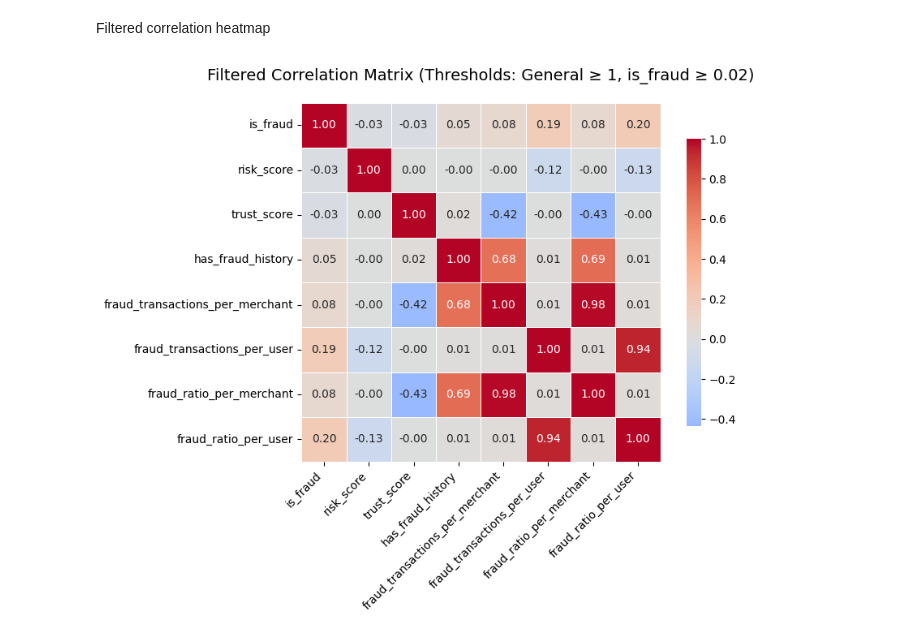
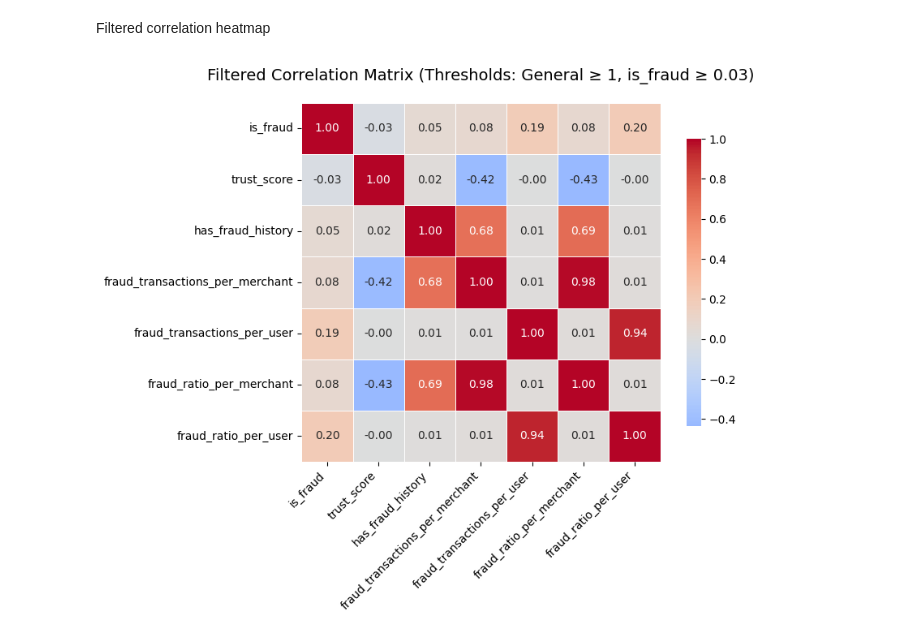
Before and after one commit to b-szczesniak/hackathon-entry, a Jupyter notebook: src/notebooks/eda.ipynb, the cells around one changed output. Cells and saved outputs as stored; diff of their text form; code cells hidden in the pictures.

```diff
--- a/src/notebooks/eda.ipynb
+++ b/src/notebooks/eda.ipynb
@@ -72,6 +73,23 @@ full_data['is_first_ever_transaction'] = (
 # Other ratios
 full_data['expense_income_ratio'] = full_data['sum_of_monthly_expenses'] / (full_data['sum_of_monthly_installments'] + 1e-5)
 full_data['txn_to_expense_ratio'] = full_data['amount'] / (full_data['sum_of_monthly_expenses'] + 1e-5)
+
+# Get transaction country counts per user
+user_country_counts = full_data.groupby('user_id')['transaction_country'].nunique()
+
+# Map back to original dataframe
+full_data['unique_countries_count'] = full_data['user_id'].map(user_country_counts)
+
+# Check if transaction is in user's most frequent country
+user_most_common_country = full_data.groupby('user_id')['transaction_country'].agg(lambda x: x.value_counts().index[0])
+full_data['is_common_country'] = (full_data['transaction_country'] == full_data['user_id'].map(user_most_common_country)).astype(int)
+
+# Create feature for transactions in countries user has never transacted before
+user_countries = full_data.groupby('user_id')['transaction_country'].apply(set)
+full_data['is_new_country'] = full_data.apply(
+    lambda row: 1 if row['transaction_country'] not in user_countries.loc[row['user_id']] - {row['transaction_country']} else 0,
+    axis=1
+)
 # %% [markdown]
 One hot encoding
 # %%
@@ -99,6 +137,6 @@ for col in ['channel', 'device', 'payment_method', 'education']:
 # %% [markdown]
 Filtered correlation heatmap
 # %%
-plot_correlation_matrix(full_data, 'is_fraud')
+plot_correlation_matrix(full_data, 'is_fraud', 0.03)
 # %% [output]
-[figure, old version]
+[figure, new version]
```
Also changed, not shown: parts of 9 cells of this notebook, 4 other files.
